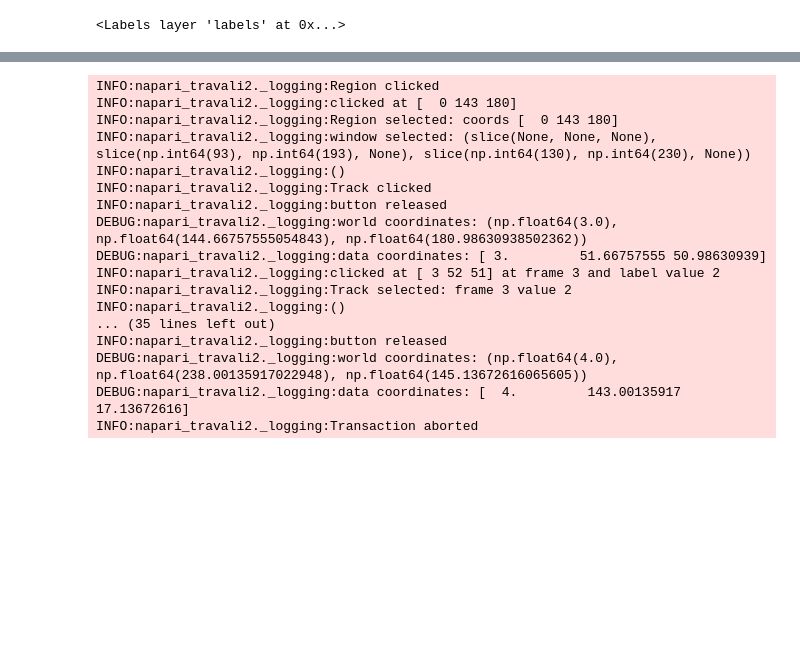
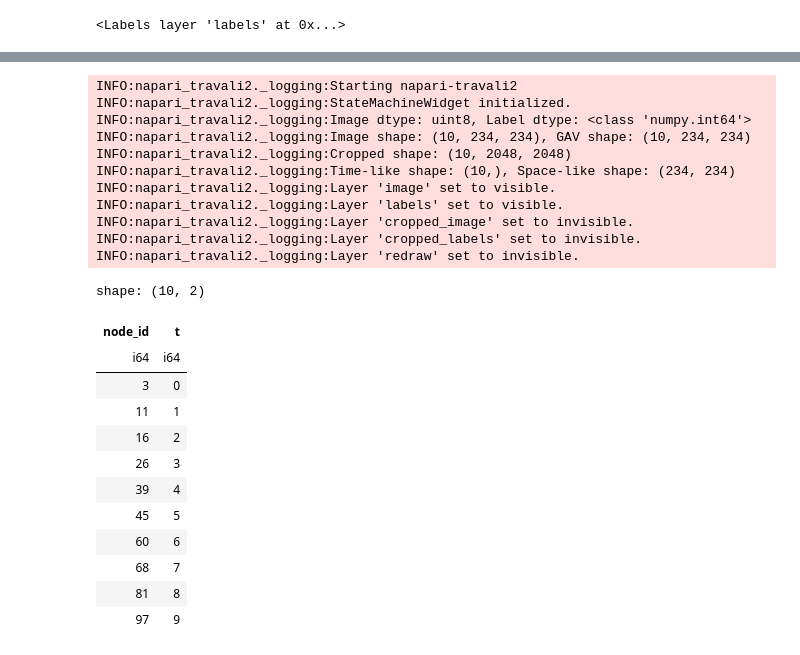
Before and after one commit to yfukai/napari-travali, a Jupyter notebook: examples/create_cell_seg_dataset.ipynb, the cells around one changed output, grey strips where cells are left out. Saved outputs shown, nothing was run; the diff lists cells and outputs as text; code cells hidden in the pictures; blank space fills up the shorter version.

```diff
--- a/examples/create_cell_seg_dataset.ipynb
+++ b/examples/create_cell_seg_dataset.ipynb
@@ -206,34 +108,53 @@ viewer.mouse_drag_callbacks.append(track_clicked)
+# %%
+from napari import Viewer
+import napari_travali2 as travali2
+from napari_travali2._logging import logger
+from napari_travali2.actionable_tracks import actionable_tracks as at
+tracks = at.ActionableTracks(graph, tracklet_id_attr_name="track_id")
 # %%
-from napari import Viewer
-from napari_travali2._stateful_widget import StateMachineWidget
-from napari_travali2._logging import logger
+import importlib
+importlib.reload(travali2)
+importlib.reload(travali2._stateful_widget)
 import numpy as np
 
 logger.setLevel("DEBUG")
 logger.info("Starting napari-travali2")
 
 viewer = Viewer()
-widget = StateMachineWidget(viewer, ta, image,
-                            verified_track_ids=ta.attrs.get("verified_track_ids", []),
-                            candidate_track_ids=ta.attrs.get("candidate_track_ids", []),
-                            crop_size=100)
+
+widget = travali2.StateMachineWidget(viewer, tracks, image,
+                            verified_track_ids=[],
+                            candidate_track_ids=[],
+                            crop_size=2048,
+                            tracklet_id_attr_name="track_id")
 viewer.window.add_dock_widget(widget, area="right")
 viewer.dims.set_current_step(0,0)
 # %% [output]
-INFO:napari_travali2._logging:Region clicked
-INFO:napari_travali2._logging:clicked at [  0 143 180]
-INFO:napari_travali2._logging:Region selected: coords [  0 143 180]
-INFO:napari_travali2._logging:window selected: (slice(None, None, None), slice(np.int64(93), np.int64(193), None), slice(np.int64(130), np.int64(230), None))
-INFO:napari_travali2._logging:()
-INFO:napari_travali2._logging:Track clicked
-INFO:napari_travali2._logging:button released
-DEBUG:napari_travali2._logging:world coordinates: (np.float64(3.0), np.float64(144.66757555054843), np.float64(180.98630938502362))
-DEBUG:napari_travali2._logging:data coordinates: [ 3.         51.66757555 50.98630939]
-INFO:napari_travali2._logging:clicked at [ 3 52 51] at frame 3 and label value 2
-INFO:napari_travali2._logging:Track selected: frame 3 value 2
-INFO:napari_travali2._logging:()
-... (35 lines left out)
-INFO:napari_travali2._logging:button released
-DEBUG:napari_travali2._logging:world coordinates: (np.float64(4.0), np.float64(238.00135917022948), np.float64(145.13672616065605))
-DEBUG:napari_travali2._logging:data coordinates: [  4.         143.00135917  17.13672616]
-INFO:napari_travali2._logging:Transaction aborted
+INFO:napari_travali2._logging:Starting napari-travali2
+INFO:napari_travali2._logging:StateMachineWidget initialized.
+INFO:napari_travali2._logging:Image dtype: uint8, Label dtype: <class 'numpy.int64'>
+INFO:napari_travali2._logging:Image shape: (10, 234, 234), GAV shape: (10, 234, 234)
+INFO:napari_travali2._logging:Cropped shape: (10, 2048, 2048)
+INFO:napari_travali2._logging:Time-like shape: (10,), Space-like shape: (234, 234)
+INFO:napari_travali2._logging:Layer 'image' set to visible.
+INFO:napari_travali2._logging:Layer 'labels' set to visible.
+INFO:napari_travali2._logging:Layer 'cropped_image' set to invisible.
+INFO:napari_travali2._logging:Layer 'cropped_labels' set to invisible.
+INFO:napari_travali2._logging:Layer 'redraw' set to invisible.
+# %%
+track_id = 4
+tracks.graph.filter(td.NodeAttr("track_id") == track_id).node_attrs(attr_keys=["node_id","t"])
+# %% [output]
+shape: (10, 2)
+| node_id | t |
+| i64 | i64 |
+| 3 | 0 |
+| 11 | 1 |
+| 16 | 2 |
+| 26 | 3 |
+| 39 | 4 |
+| 45 | 5 |
+| 60 | 6 |
+| 68 | 7 |
+| 81 | 8 |
+| 97 | 9 |
```
Also changed, not shown: parts of 14 cells of this notebook, 4 other files.
